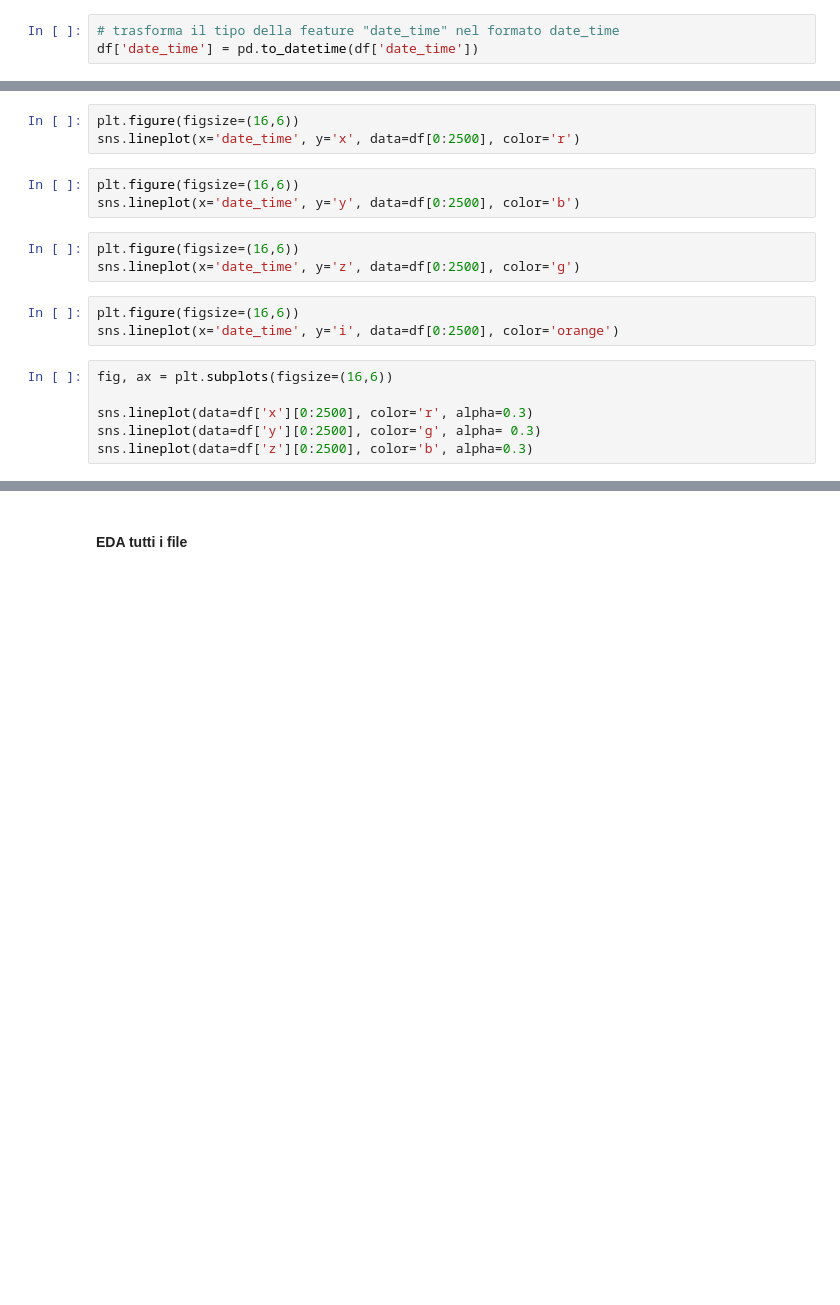
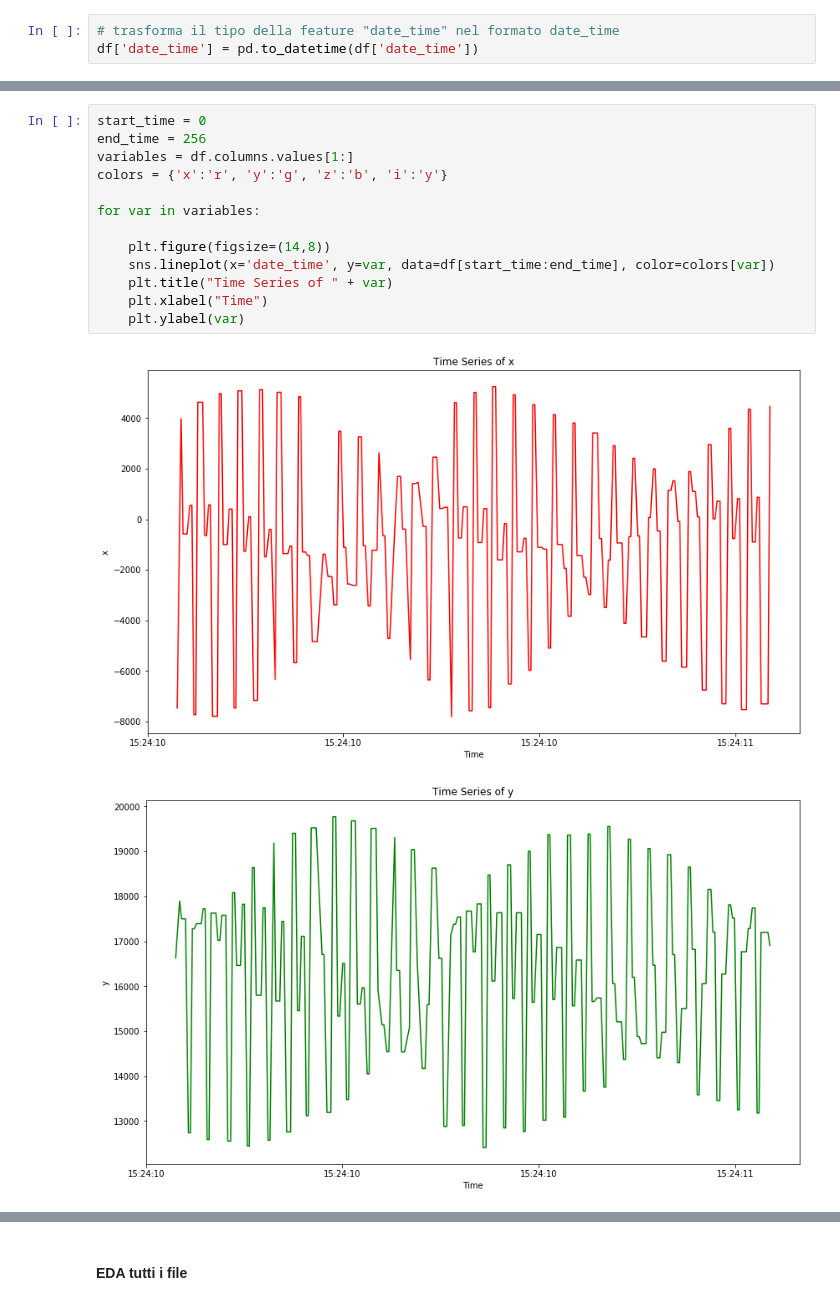
Before and after one commit to martinolorusso/coffee_machine, a Jupyter notebook: data_preparation.ipynb, the cells around one changed output, grey strips where cells are left out. Saved outputs shown, nothing was run; the diff lists cells and outputs as text; blank space fills up the shorter version.

```diff
--- a/data_preparation.ipynb
+++ b/data_preparation.ipynb
@@ -55,18 +70,16 @@ Plottiamo le time series delle singole feature
-# %%
-plt.figure(figsize=(16,6))
-sns.lineplot(x='date_time', y='x', data=df[0:2500], color='r')
-# %%
-plt.figure(figsize=(16,6))
-sns.lineplot(x='date_time', y='y', data=df[0:2500], color='b')
-# %%
-plt.figure(figsize=(16,6))
-sns.lineplot(x='date_time', y='z', data=df[0:2500], color='g')
-# %%
-plt.figure(figsize=(16,6))
-sns.lineplot(x='date_time', y='i', data=df[0:2500], color='orange')
-# %%
-fig, ax = plt.subplots(figsize=(16,6))
-
-sns.lineplot(data=df['x'][0:2500], color='r', alpha=0.3)
-sns.lineplot(data=df['y'][0:2500], color='g', alpha= 0.3)
-sns.lineplot(data=df['z'][0:2500], color='b', alpha=0.3)
+# %%
+start_time = 0
+end_time = 256
+variables = df.columns.values[1:]
+colors = {'x':'r', 'y':'g', 'z':'b', 'i':'y'}
+
+for var in variables:
+
+    plt.figure(figsize=(14,8))
+    sns.lineplot(x='date_time', y=var, data=df[start_time:end_time], color=colors[var])
+    plt.title("Time Series of " + var)
+    plt.xlabel("Time")
+    plt.ylabel(var)
+# %% [output]
+[figure, added]
+[figure, added]
```
Also changed, not shown: parts of 136 cells of this notebook, 56 other files.
